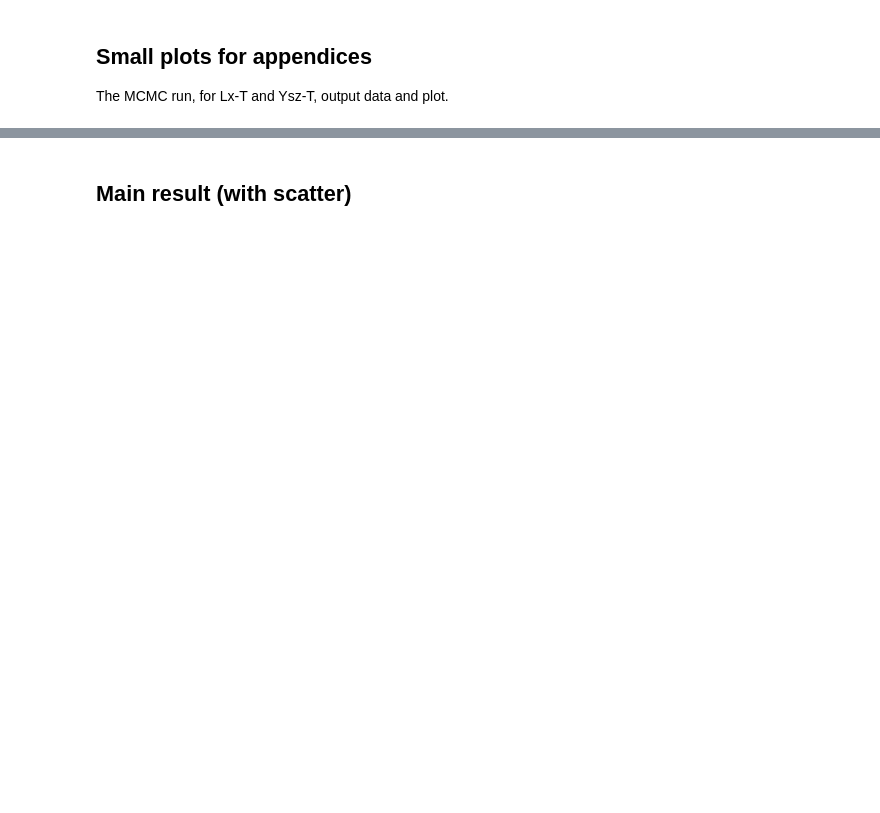
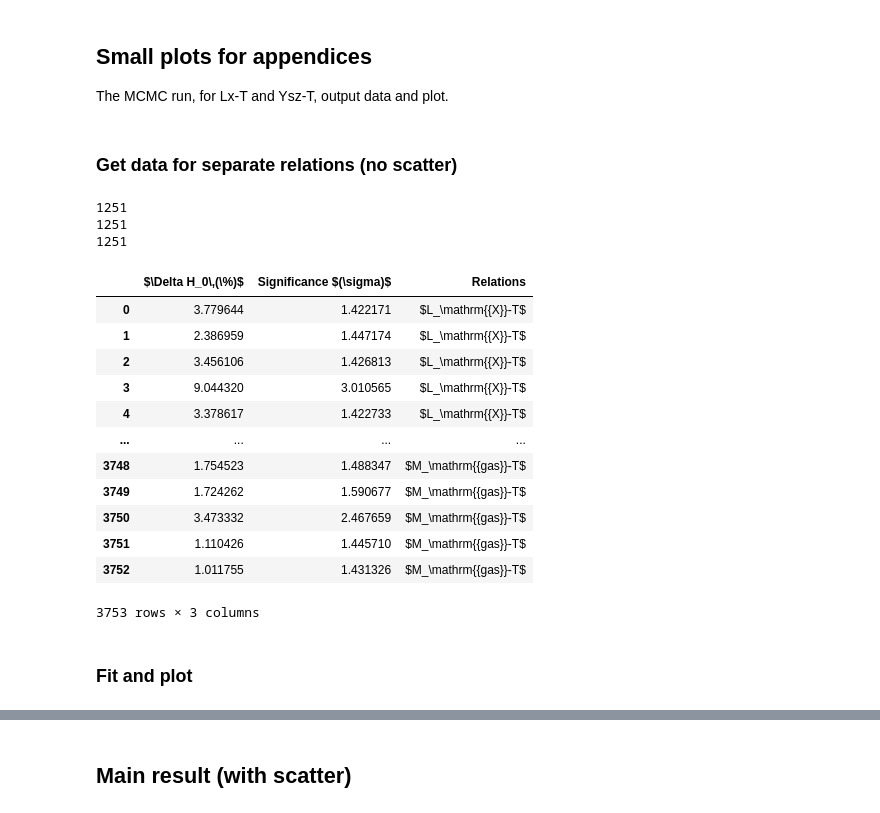
Before and after one commit to YujieH3/anisotropy-flamingo, a Jupyter notebook: analyse/__pvalues_mcmc_joint_scatter_random.ipynb, the cells around one changed output, grey strips where cells are left out. Cells and saved outputs as stored; diff of their text form; code cells hidden in the pictures; blank space fills up the shorter version.

```diff
--- a/analyse/__pvalues_mcmc_joint_scatter_random.ipynb
+++ b/analyse/__pvalues_mcmc_joint_scatter_random.ipynb
@@ -177,6 +181,83 @@ h0_mc_all.csv                     scatter_YSZ-T.csv
 # %% [markdown]
 ## Small plots for appendices
 The MCMC run, for Lx-T and Ysz-T, output data and plot.
+# %% [markdown]
+### Get data for separate relations (no scatter)
+# %%
+import os
+import pandas as pd
+import numpy as np
+data_dir = '/cosma8/data/do012/dc-he4/analysis'
+
+h0_vari = np.array([])
+n_sigma = np.array([])
+relations = []
+for relation, relation_name in zip(['LX-T', 'YSZ-T', 'M-T'],
+                                   ['$L_\\mathrm{{X}}-T$',
+                                    '$Y_\\mathrm{{SZ}}-T$',
+                                    '$M_\\mathrm{{gas}}-T$']):
+    delta_list = []
+    delta_err_low_list = []
+    for lc in range(1728):
+        lc00 = f'{lc:04d}'
+
+        filename = f'{data_dir}/lc{lc00}/h0_mcmc_random.csv'
+
+        if os.path.exists(filename):
+
+            df = pd.read_csv(filename)
+
+            cnt = 0
+            for rl in ['LX-T', 'YSZ-T', 'M-T']:  # Make sure all three relations are in
+                if rl in df['scaling_relation'].values:
+                    cnt += 1
+
+            if cnt == 3:
+                delta = df[df['scaling_relation']==relation]['delta'].values[0]
+                delta_err_low = df[df['scaling_relation']==relation]['delta_err_lower'].values[0]
+                delta_list.append(delta)
+                delta_err_low_list.append(delta_err_low)
+            else:
+                continue
+        else:
+            continue
+
+    h0_variation = 2 * np.array(delta_list)
+    significance = np.array(delta_list) / np.array(delta_err_low_list)
+    print(len(significance))
+
+    h0_vari = np.concatenate((h0_vari, h0_variation))
+    n_sigma = np.concatenate((n_sigma, significance))
+    relations += [relation_name for i in range(len(significance))]
+# %% [output]
+1251
+1251
+1251
+# %%
+data = pd.DataFrame({
+    '$\\Delta H_0\\,(\\%)$': h0_vari * 100,
+    'Significance $(\\sigma)$': n_sigma,
+    'Relations': relations
+})
+data.to_csv('/cosma/home/do012/dc-he4/anisotropy-flamingo/data/analysis_all/h0_mcmc_random.csv')
+# %%
+data
+# %% [output]
+|  | $\Delta H_0\,(\%)$ | Significance $(\sigma)$ | Relations |
+| 0 | 3.779644 | 1.422171 | $L_\mathrm{{X}}-T$ |
+| 1 | 2.386959 | 1.447174 | $L_\mathrm{{X}}-T$ |
+| 2 | 3.456106 | 1.426813 | $L_\mathrm{{X}}-T$ |
+| 3 | 9.044320 | 3.010565 | $L_\mathrm{{X}}-T$ |
+| 4 | 3.378617 | 1.422733 | $L_\mathrm{{X}}-T$ |
+| ... | ... | ... | ... |
+| 3748 | 1.754523 | 1.488347 | $M_\mathrm{{gas}}-T$ |
+| 3749 | 1.724262 | 1.590677 | $M_\mathrm{{gas}}-T$ |
+| 3750 | 3.473332 | 2.467659 | $M_\mathrm{{gas}}-T$ |
+| 3751 | 1.110426 | 1.445710 | $M_\mathrm{{gas}}-T$ |
+| 3752 | 1.011755 | 1.431326 | $M_\mathrm{{gas}}-T$ |
+3753 rows × 3 columns
+# %% [markdown]
+### Fit and plot
 # %%
 file_path_mc = '/cosma/home/do012/dc-he4/anisotropy-flamingo/data/analysis_all/h0_mcmc_random.csv'
 data_type_mc = 'mc'
```
Also changed, not shown: parts of 13 cells of this notebook, 21 other files.
